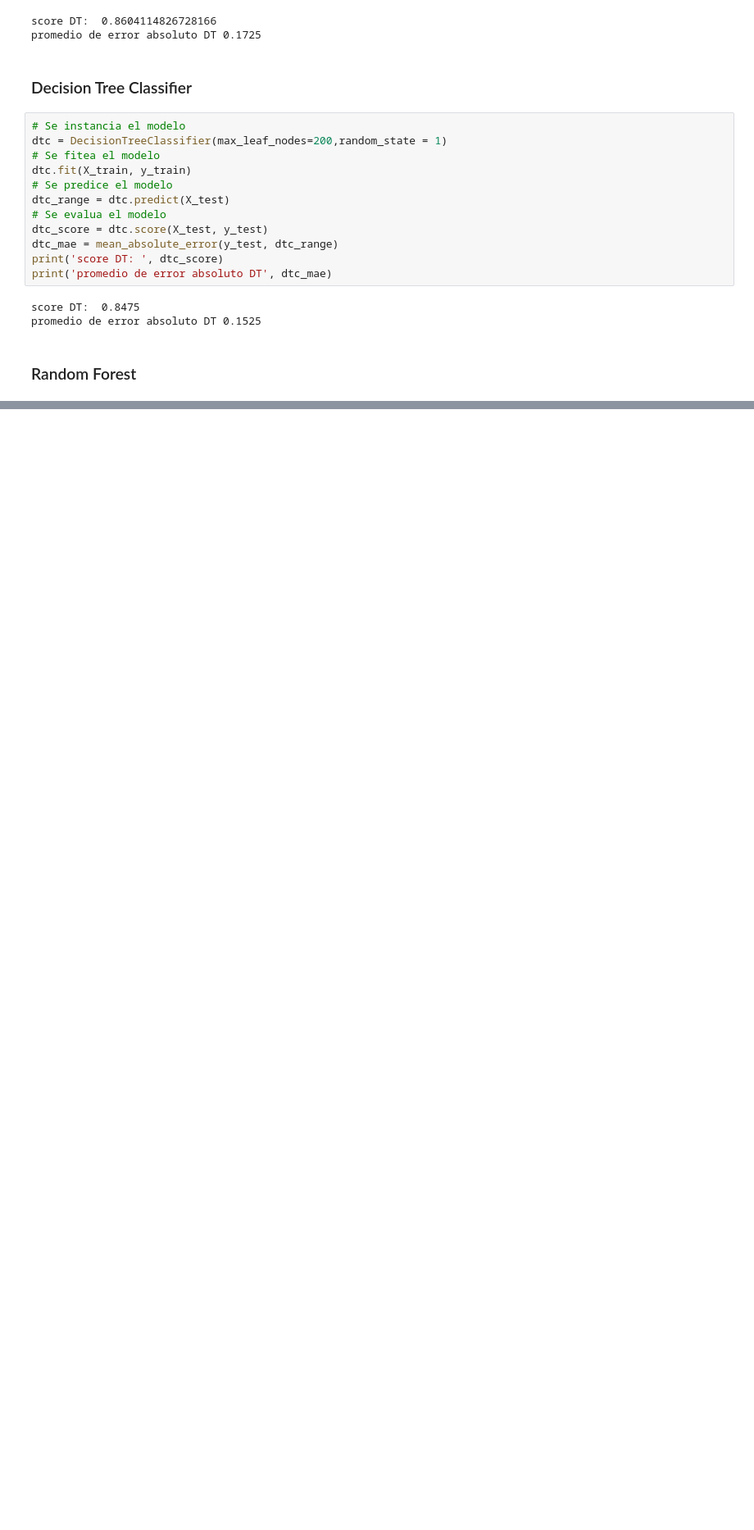
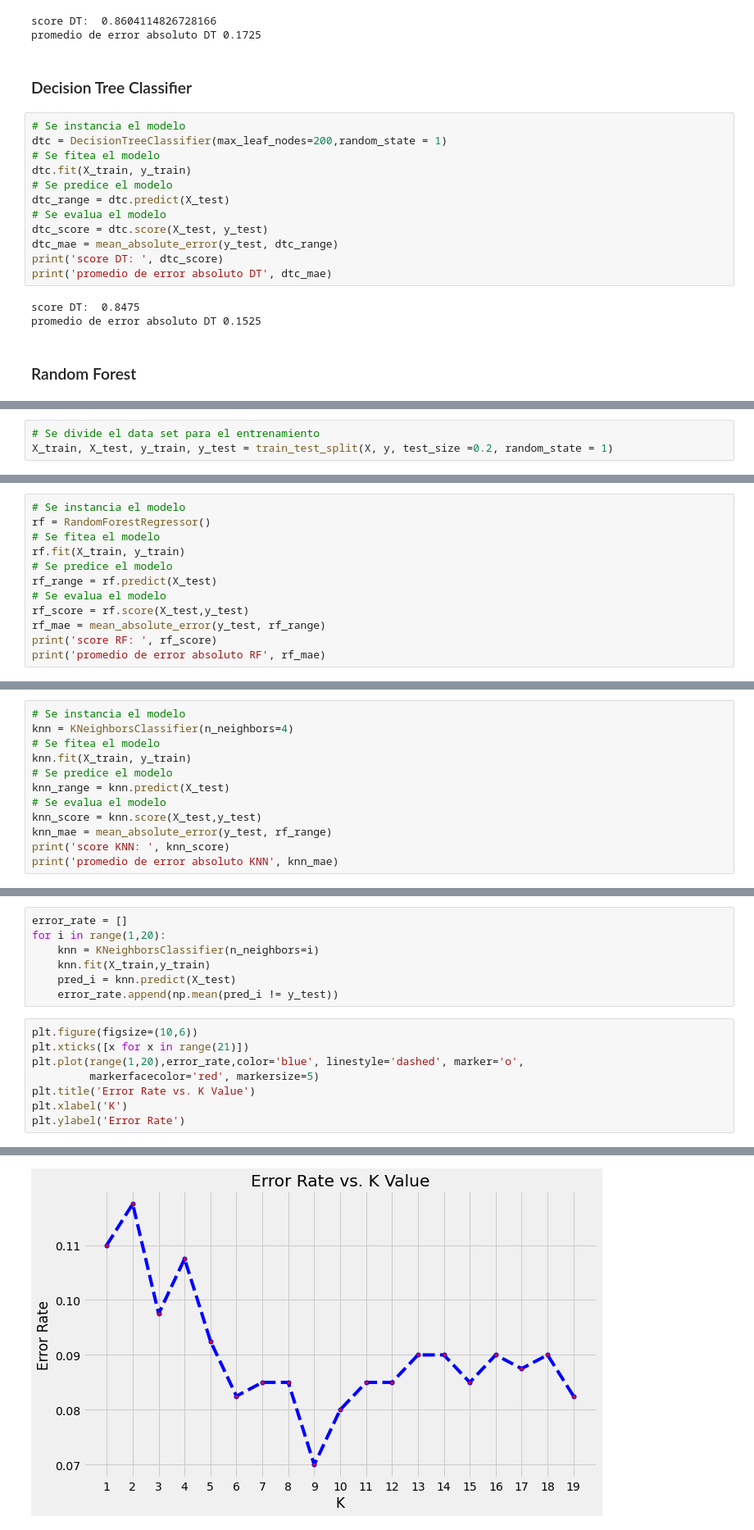
Before and after one commit to FrancisLuna/data-science-TP3, a Jupyter notebook: Simple.ipynb, the cells around one changed output, grey strips where cells are left out. Shown at 82% size. Saved outputs shown, nothing was run; the diff lists cells and outputs as text; blank space fills up the shorter version.

```diff
--- a/Simple.ipynb
+++ b/Simple.ipynb
@@ -293,0 +353,3 @@ promedio de error absoluto DT 0.181875
+# %%
+# Se divide el data set para el entrenamiento
+X_train, X_test, y_train, y_test = train_test_split(X, y, test_size =0.2, random_state = 1)
@@ -293,0 +406,12 @@ promedio de error absoluto DT 0.181875
+# %%
+# Se instancia el modelo
+rf = RandomForestRegressor()
+# Se fitea el modelo
+rf.fit(X_train, y_train)
+# Se predice el modelo
+rf_range = rf.predict(X_test)
+# Se evalua el modelo
+rf_score = rf.score(X_test,y_test)
+rf_mae = mean_absolute_error(y_test, rf_range)
+print('score RF: ', rf_score)
+print('promedio de error absoluto RF', rf_mae)
@@ -293,0 +423,12 @@ promedio de error absoluto DT 0.181875
+# %%
+# Se instancia el modelo
+knn = KNeighborsClassifier(n_neighbors=4)
+# Se fitea el modelo
+knn.fit(X_train, y_train)
+# Se predice el modelo
+knn_range = knn.predict(X_test)
+# Se evalua el modelo
+knn_score = knn.score(X_test,y_test)
+knn_mae = mean_absolute_error(y_test, rf_range)
+print('score KNN: ', knn_score)
+print('promedio de error absoluto KNN', knn_mae)
@@ -293,0 +438,16 @@ promedio de error absoluto DT 0.181875
+# %%
+error_rate = []
+for i in range(1,20):
+    knn = KNeighborsClassifier(n_neighbors=i)
+    knn.fit(X_train,y_train)
+    pred_i = knn.predict(X_test)
+    error_rate.append(np.mean(pred_i != y_test))
+# %%
+plt.figure(figsize=(10,6))
+plt.xticks([x for x in range(21)])
+plt.plot(range(1,20),error_rate,color='blue', linestyle='dashed', marker='o',
+         markerfacecolor='red', markersize=5)
+plt.title('Error Rate vs. K Value')
+plt.xlabel('K')
+plt.ylabel('Error Rate')
+# %% [output]
@@ -293,0 +455 @@ promedio de error absoluto DT 0.181875
+[figure, added]
```
Also changed, not shown: parts of 28 cells of this notebook.
